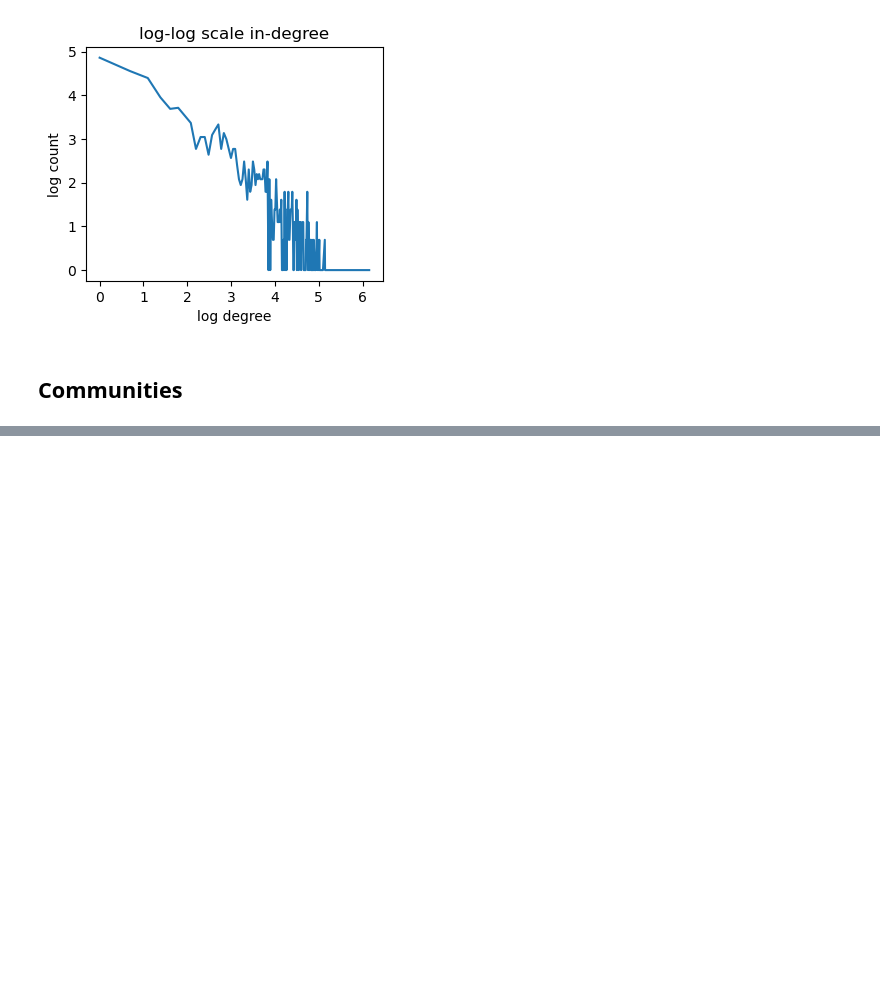
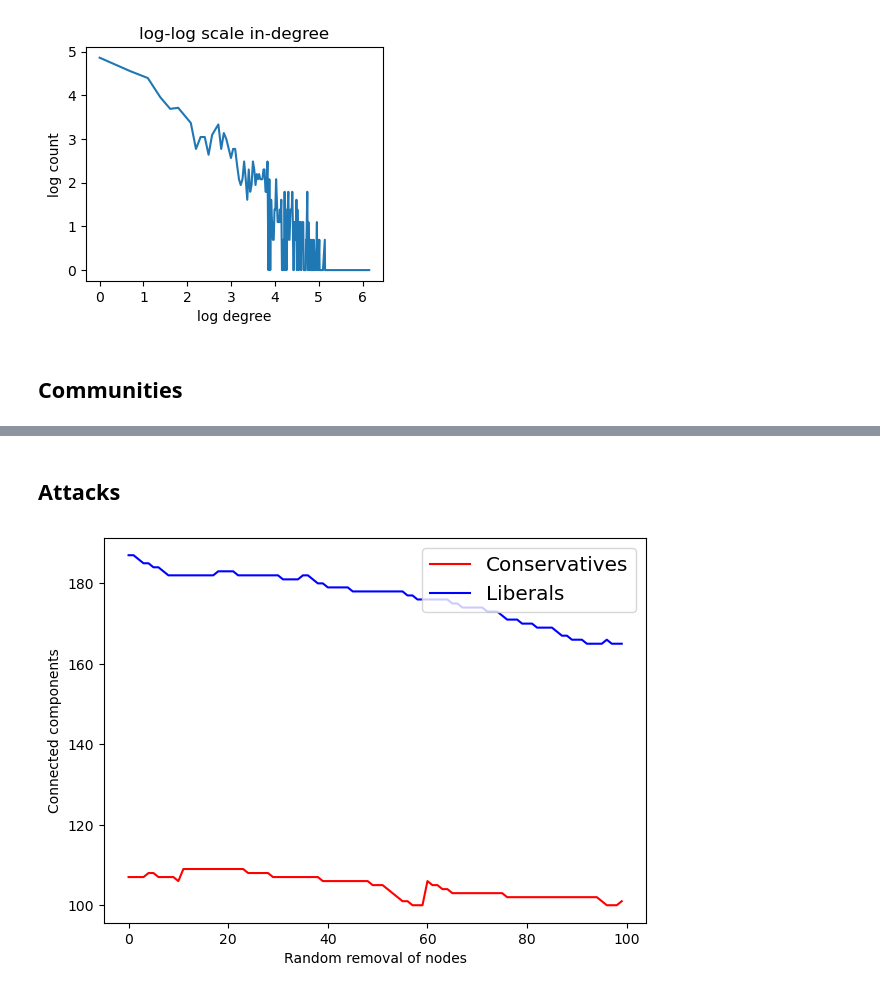
Before and after one commit to EyuelPersonal/complex_networks, a Jupyter notebook: analysis.ipynb, the cells around one changed output, grey strips where cells are left out. Drawn from its saved outputs; the diff is of its cells as text; code cells hidden in the pictures; blank space fills up the shorter version.

```diff
--- a/analysis.ipynb
+++ b/analysis.ipynb
@@ -292,0 +295,2 @@ Resolution 0.1 gives 278 communities with an average size of 5.359712230215828
+# %% [markdown]
+## Attacks
@@ -292,0 +389,38 @@ Resolution 0.1 gives 278 communities with an average size of 5.359712230215828
+# %%
+conservatives_network = Network(
+    name='conservatives',
+    network=G_conservatives.copy()
+)
+conservatives_network.compute_metrics()
+
+random_removal_conservatives = []
+
+for i in range(100):
+    conservatives_network.remove_nodes(1)
+    random_removal_conservatives.append(conservatives_network.connected_components)
+# %%
+liberals_network = Network(
+    name='liberals',
+    network=G_liberals.copy()
+)
+
+liberals_network.compute_metrics()
+
+random_removal_liberals = []
+
+for i in range(100):
+    liberals_network.remove_nodes(1)
+    random_removal_liberals.append(liberals_network.connected_components)
+# %%
+def compare_linecharts(scores1, scores2, title, label1='Conservatives', label2='Liberals'):
+    plt.figure(figsize=(7,5))
+    plt.plot(scores1, label=label1, color='red')
+    plt.plot(scores2,  label=label2, color='blue')
+    plt.legend(loc='upper right', fontsize='x-large')
+    plt.ylabel('Connected components')
+    plt.xlabel(title)
+    plt.show()
+# %%
+compare_linecharts(random_removal_conservatives, random_removal_liberals, 'Random removal of nodes')
+# %% [output]
+[figure, added]
```
Also changed, not shown: parts of 8 cells of this notebook.
